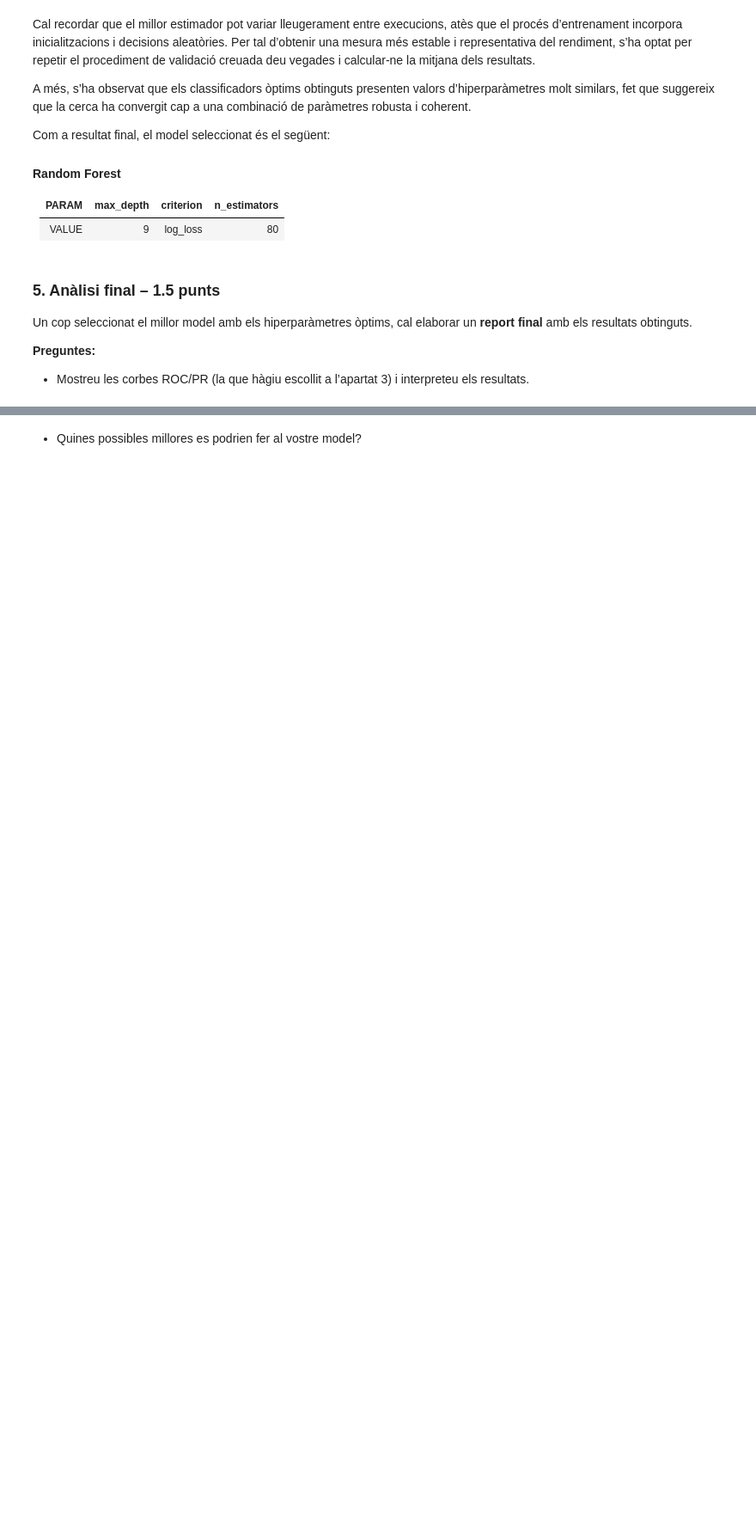
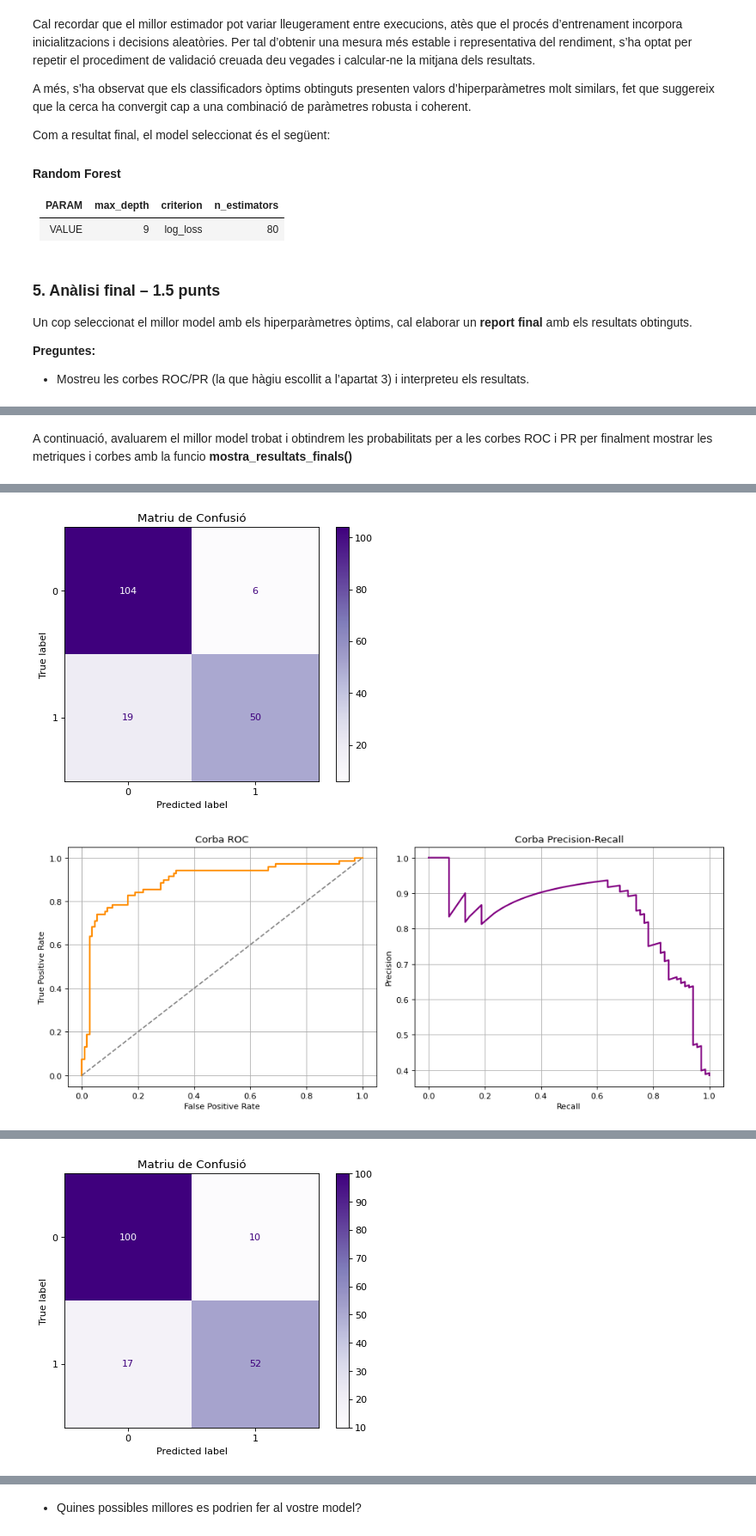
Before and after one commit to arnaumunozbarrera/ML-Model-Titanic, a Jupyter notebook: APC_Practica_1_2025.ipynb/Practica_1_2025.ipynb, the cells around one changed output, grey strips where cells are left out. Shown at 86% size. Drawn from its saved outputs; the diff is of its cells as text; code cells hidden in the pictures; blank space fills up the shorter version.

```diff
--- a/APC_Practica_1_2025.ipynb/Practica_1_2025.ipynb
+++ b/APC_Practica_1_2025.ipynb/Practica_1_2025.ipynb
@@ -920,0 +951,76 @@ Un cop seleccionat el millor model amb els hiperparàmetres òptims, cal elabora
+# %% [markdown]
+A continuació, avaluarem el millor model trobat i obtindrem les probabilitats per a les corbes ROC i PR per finalment mostrar les metriques i corbes amb la funcio **mostra_resultats_finals()**
+# %%
+
+best_model = search.best_estimator_
+best_model.fit(X_train, y_train)
+y_pred = best_model.predict(X_test)
+
+#probabilitats per a les corbes ROC i PR
+if hasattr(best_model, "predict_proba"):
+    y_probs = best_model.predict_proba(X_test)[:, 1]
+else:
+    y_probs = best_model.decision_function(X_test)
+
+
+def mostra_resultats_finals(y_test, y_pred, y_probs):
+    acc = accuracy_score(y_test, y_pred)
+    prec = precision_score(y_test, y_pred)
+    rec = recall_score(y_test, y_pred)
+    f1 = f1_score(y_test, y_pred)
+    avg_prec = average_precision_score(y_test, y_probs)
+
+    print("MÈTRIQUES:")
+    print(f"Accuracy: {acc:.3f}")
+    print(f"Precision: {prec:.3f}")
+    print(f"Recall: {rec:.3f}")
+    print(f"F1-score: {f1:.3f}")
+    print(f"Average Precision (AUC PR): {avg_prec:.3f}")
+
+    #matriu de confusió
+    conf_mat = confusion_matrix(y_test, y_pred)
+    disp = ConfusionMatrixDisplay(confusion_matrix=conf_mat)
+    disp.plot(cmap="Purples")
+    plt.title("Matriu de Confusió")
+    plt.show()
+
+    #corbes ROC i PR
+    fpr, tpr, _ = roc_curve(y_test, y_probs)
+    precision, recall, _ = precision_recall_curve(y_test, y_probs)
+
+    plt.figure(figsize=(12,5))
+    plt.subplot(1,2,1)
+    plt.plot(fpr, tpr, color='darkorange', lw=2)
+    plt.plot([0,1], [0,1], linestyle='--', color='grey')
+    plt.title("Corba ROC")
+    plt.xlabel("False Positive Rate")
+    plt.ylabel("True Positive Rate")
+    plt.grid(True)
+
+    plt.subplot(1,2,2)
+    plt.plot(recall, precision, color='purple', lw=2)
+    plt.title("Corba Precision-Recall")
+    plt.xlabel("Recall")
+    plt.ylabel("Precision")
+    plt.grid(True)
+    plt.tight_layout()
+    plt.show()
+
+
+mostra_resultats_finals(y_test, y_pred, y_probs)
+
+
+precision, recall, thresholds = precision_recall_curve(y_test, y_probs)
+distances = np.sqrt((1 - recall)**2 + (1 - precision)**2)
+best_index = np.argmin(distances)
+best_threshold = thresholds[best_index]
+
+print(f"\nMillor llindar trobat segons la corba PR: {best_threshold:.3f}")
+
+# Tornem a calcular les prediccions amb el millor llindar
+y_pred_opt = (y_probs > best_threshold).astype(int)
+
+# Tornem a mostrar les mètriques amb el nou llindar
+print("\nResultats amb el llindar òptim:")
+mostra_resultats_finals(y_test, y_pred_opt, y_probs)
+# %% [output]
@@ -920,0 +1033,2 @@ Un cop seleccionat el millor model amb els hiperparàmetres òptims, cal elabora
+[figure, added]
+[figure, added]
@@ -920,0 +1044 @@ Un cop seleccionat el millor model amb els hiperparàmetres òptims, cal elabora
+[figure, added]
```
Also changed, not shown: parts of 11 cells of this notebook.
